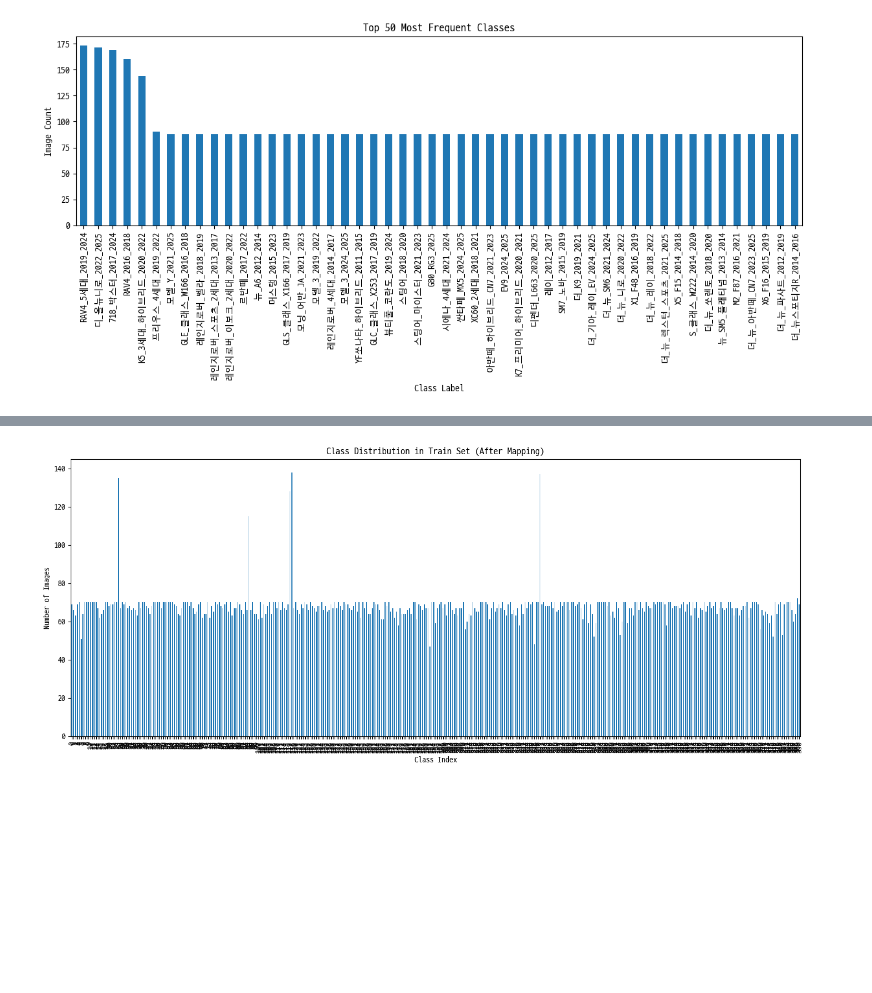
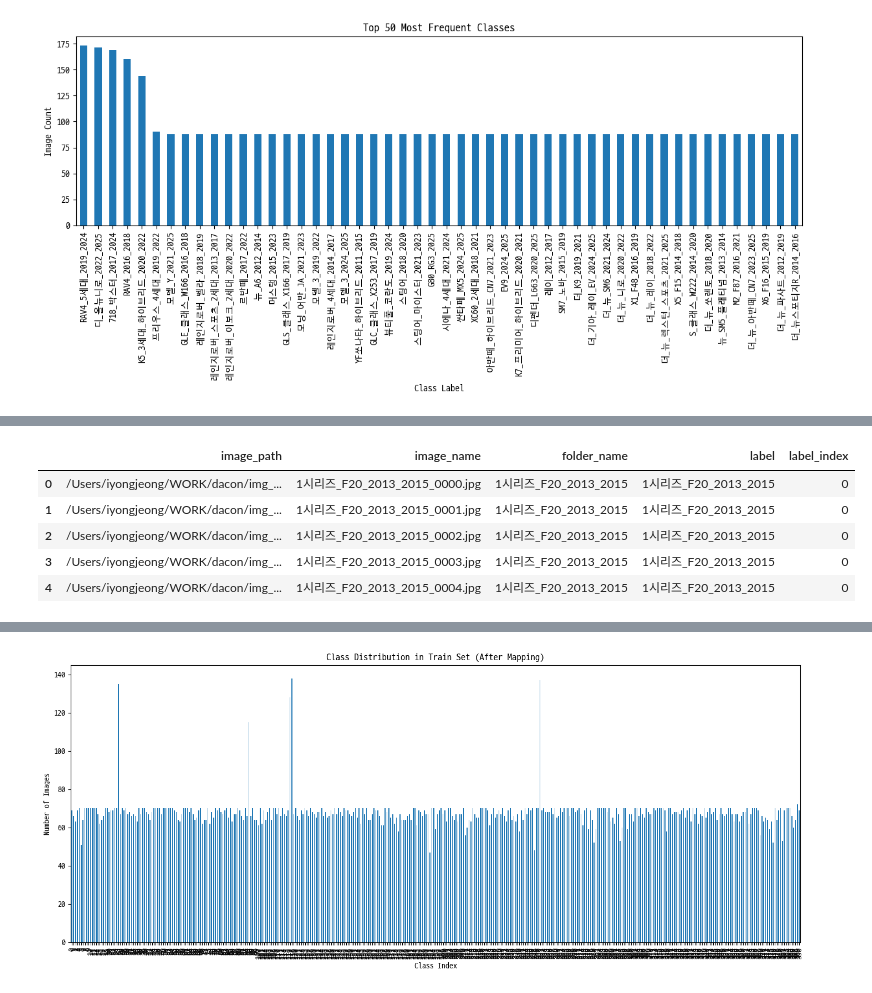
Before and after one commit to yong-again/img_clf, a Jupyter notebook: notebooks/EDA.ipynb, the cells around one changed output, grey strips where cells are left out. Drawn from its saved outputs; the diff is of its cells as text; code cells hidden in the pictures; blank space fills up the shorter version.

```diff
--- a/notebooks/EDA.ipynb
+++ b/notebooks/EDA.ipynb
@@ -133,3 +133,12 @@ plt.show()
+# %%
+train_df.head()
+# %% [output]
+|  | image_path | image_name | folder_name | label | label_index |
+| 0 | /Users/iyongjeong/WORK/dacon/img_... | 1시리즈_F20_2013_2015_0000.jpg | 1시리즈_F20_2013_2015 | 1시리즈_F20_2013_2015 | 0 |
+| 1 | /Users/iyongjeong/WORK/dacon/img_... | 1시리즈_F20_2013_2015_0001.jpg | 1시리즈_F20_2013_2015 | 1시리즈_F20_2013_2015 | 0 |
+| 2 | /Users/iyongjeong/WORK/dacon/img_... | 1시리즈_F20_2013_2015_0002.jpg | 1시리즈_F20_2013_2015 | 1시리즈_F20_2013_2015 | 0 |
+| 3 | /Users/iyongjeong/WORK/dacon/img_... | 1시리즈_F20_2013_2015_0003.jpg | 1시리즈_F20_2013_2015 | 1시리즈_F20_2013_2015 | 0 |
+| 4 | /Users/iyongjeong/WORK/dacon/img_... | 1시리즈_F20_2013_2015_0004.jpg | 1시리즈_F20_2013_2015 | 1시리즈_F20_2013_2015 | 0 |
 # %%
 from sklearn.model_selection import train_test_split
 import torch
```
Also changed, not shown: parts of 7 cells of this notebook, 10 other files.
